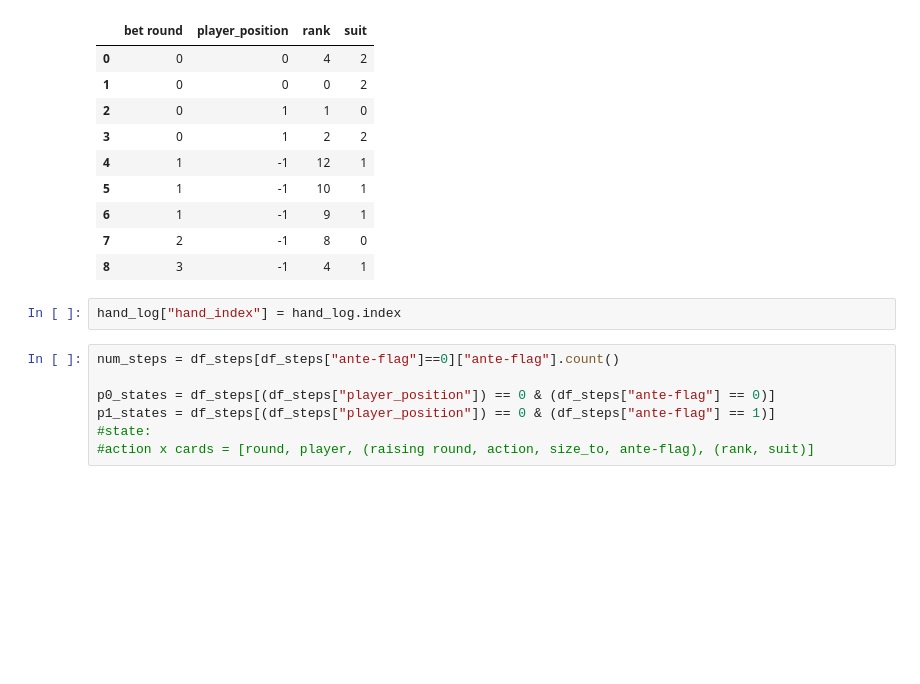
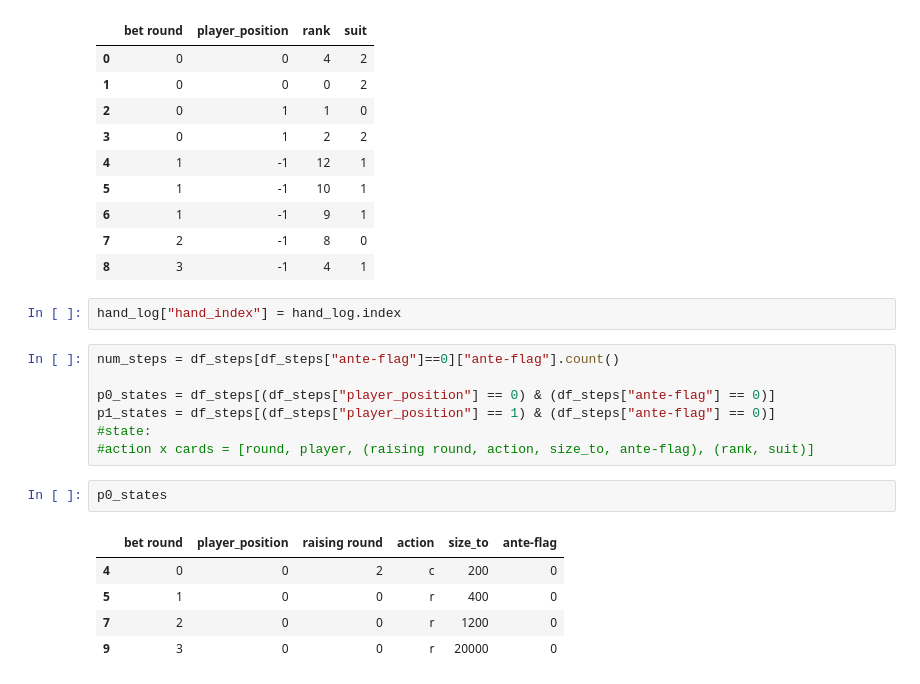
Before and after one commit to dsp2109/DeepDonkey, a Jupyter notebook: hand_log_to_Input_CNNandRL.ipynb, the cells around one changed output. Drawn from its saved outputs; the diff is of its cells as text; blank space fills up the shorter version.

```diff
--- a/hand_log_to_Input_CNNandRL.ipynb
+++ b/hand_log_to_Input_CNNandRL.ipynb
@@ -117,8 +117,16 @@ hand_log["hand_index"] = hand_log.index
 # %%
 num_steps = df_steps[df_steps["ante-flag"]==0]["ante-flag"].count()
 
-p0_states = df_steps[(df_steps["player_position"]) == 0 & (df_steps["ante-flag"] == 0)]
-p1_states = df_steps[(df_steps["player_position"]) == 0 & (df_steps["ante-flag"] == 1)]
+p0_states = df_steps[(df_steps["player_position"] == 0) & (df_steps["ante-flag"] == 0)]
+p1_states = df_steps[(df_steps["player_position"] == 1) & (df_steps["ante-flag"] == 0)]
 #state:
 #action x cards = [round, player, (raising round, action, size_to, ante-flag), (rank, suit)]
+# %%
+p0_states
+# %% [output]
+|  | bet round | player_position | raising round | action | size_to | ante-flag |
+| 4 | 0 | 0 | 2 | c | 200 | 0 |
+| 5 | 1 | 0 | 0 | r | 400 | 0 |
+| 7 | 2 | 0 | 0 | r | 1200 | 0 |
+| 9 | 3 | 0 | 0 | r | 20000 | 0 |
 # %%
```
Also changed, not shown: parts of 8 cells of this notebook.
